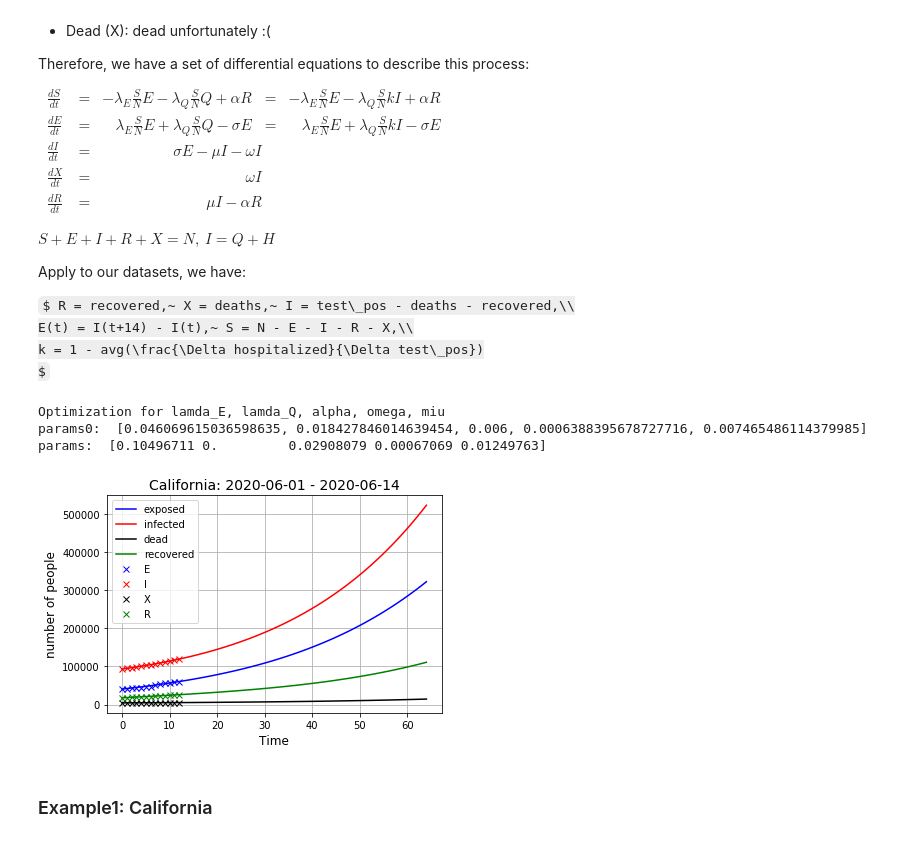
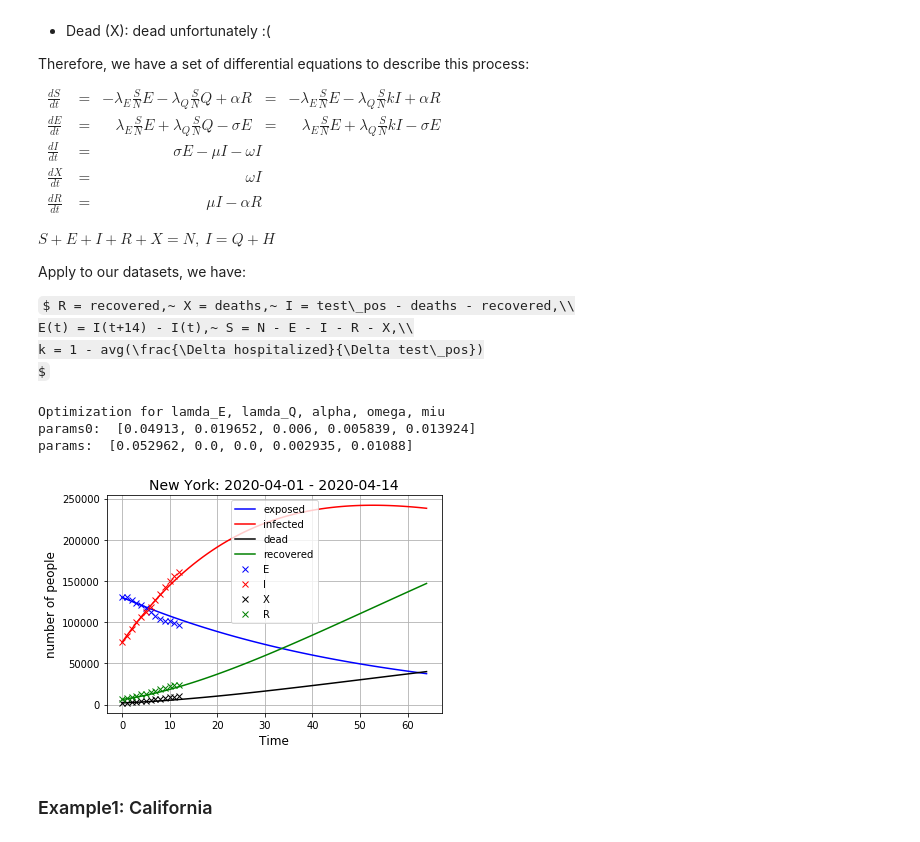
Before and after one commit to Xinyi-Lai/Covid19PolicyHelper, a Jupyter notebook: Covid19 PolicyHelper.ipynb, the cells around one changed output. Drawn from its saved outputs; the diff is of its cells as text; code cells hidden in the pictures; some formulas as TeX source.

```diff
--- a/Covid19 PolicyHelper.ipynb
+++ b/Covid19 PolicyHelper.ipynb
@@ -241,7 +273,0 @@ def SEIR():
-# %%
-SEIR()
-# %% [output]
-Optimization for lamda_E, lamda_Q, alpha, omega, miu
-params0:  [0.046069615036598635, 0.018427846014639454, 0.006, 0.0006388395678727716, 0.007465486114379985]
-params:  [0.10496711 0.         0.02908079 0.00067069 0.01249763]
-[figure, removed]
@@ -252,3 +274,10 @@ params:  [0.10496711 0.         0.02908079 0.00067069 0.01249763]
+# %%
+params = SEIR()
+# %% [output]
+Optimization for lamda_E, lamda_Q, alpha, omega, miu
+params0:  [0.04913, 0.019652, 0.006, 0.005839, 0.013924]
+params:  [0.052962, 0.0, 0.0, 0.002935, 0.01088]
+[figure, added]
 # %% [markdown]
 ### Example1: California
 # %%
```
Also changed, not shown: parts of 17 cells of this notebook, 57 other files.
